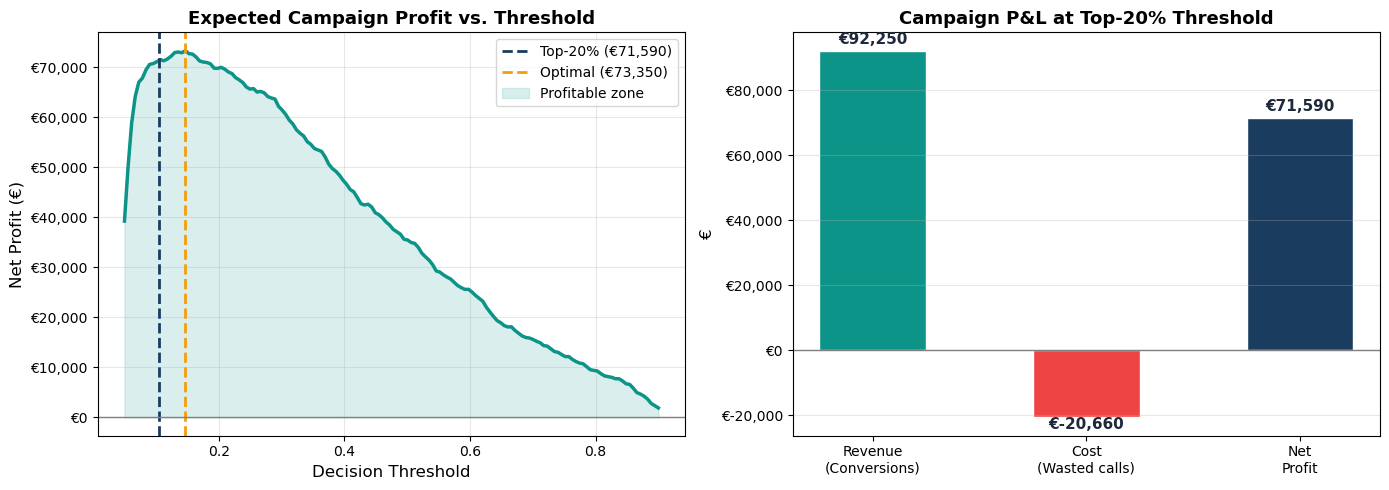
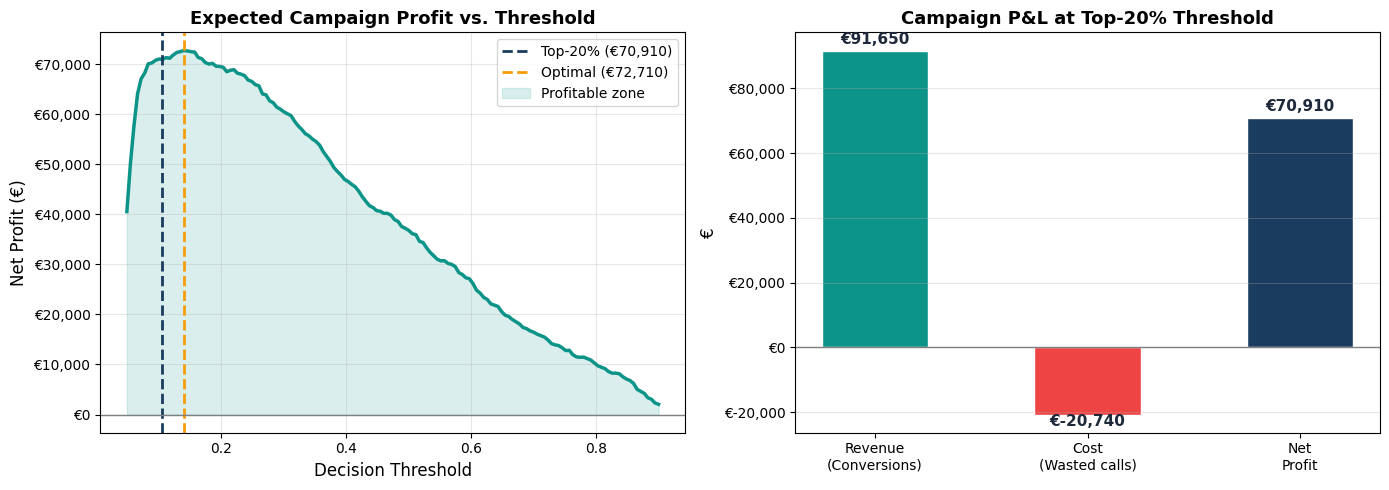
The change to this notebook cell's code, shown as a diff; its figure went from the first image to the second:
--- before
+++ after
@@ -35,5 +35,5 @@
 
 plt.tight_layout()
-plt.savefig('economic_tradeoff.png', dpi=150, bbox_inches='tight')
+# plt.savefig('economic_tradeoff.png', dpi=150, bbox_inches='tight')
 plt.show()
 print("Economic trade-off chart saved.")

Commit: Update notebook with GitHub data loading and fix seaborn import